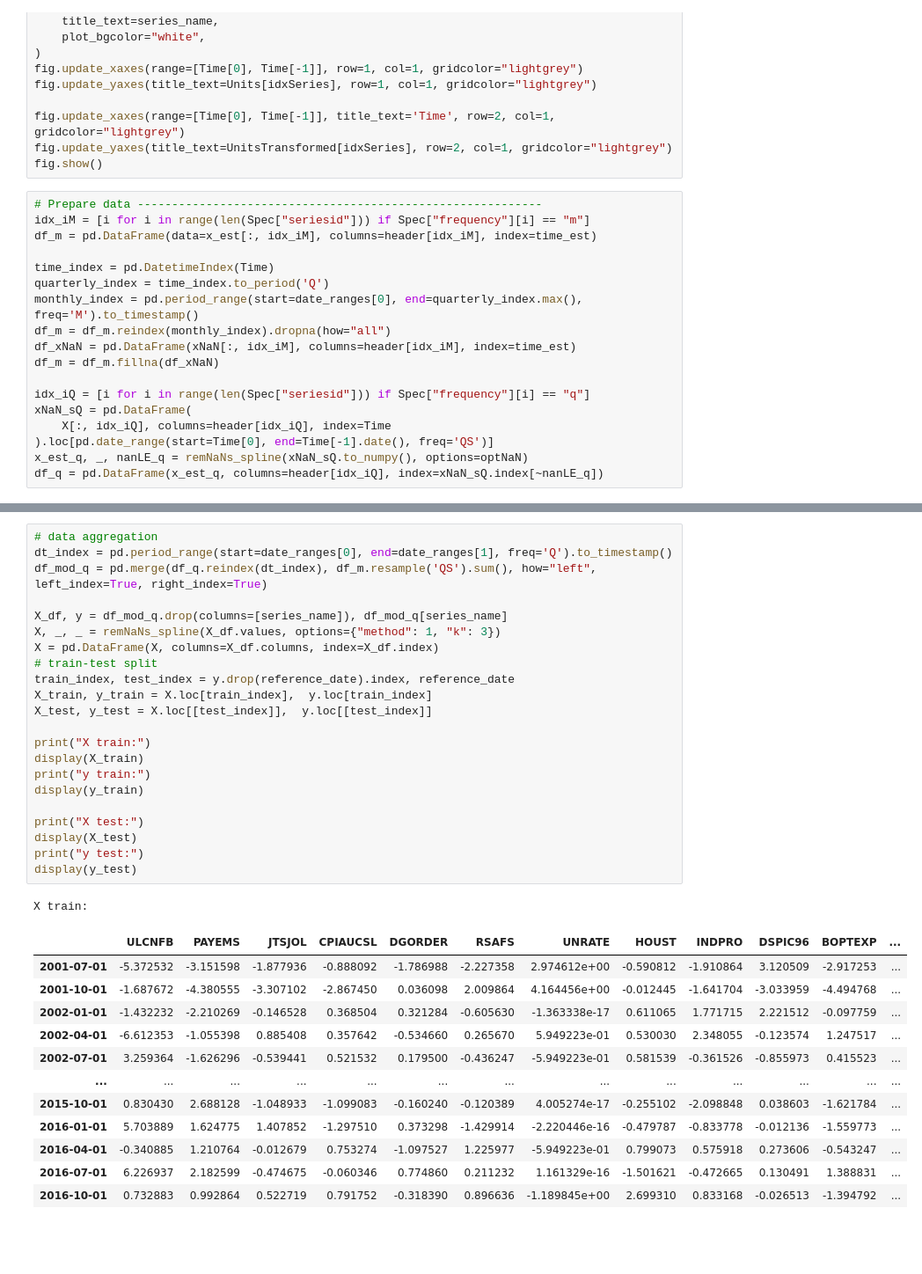
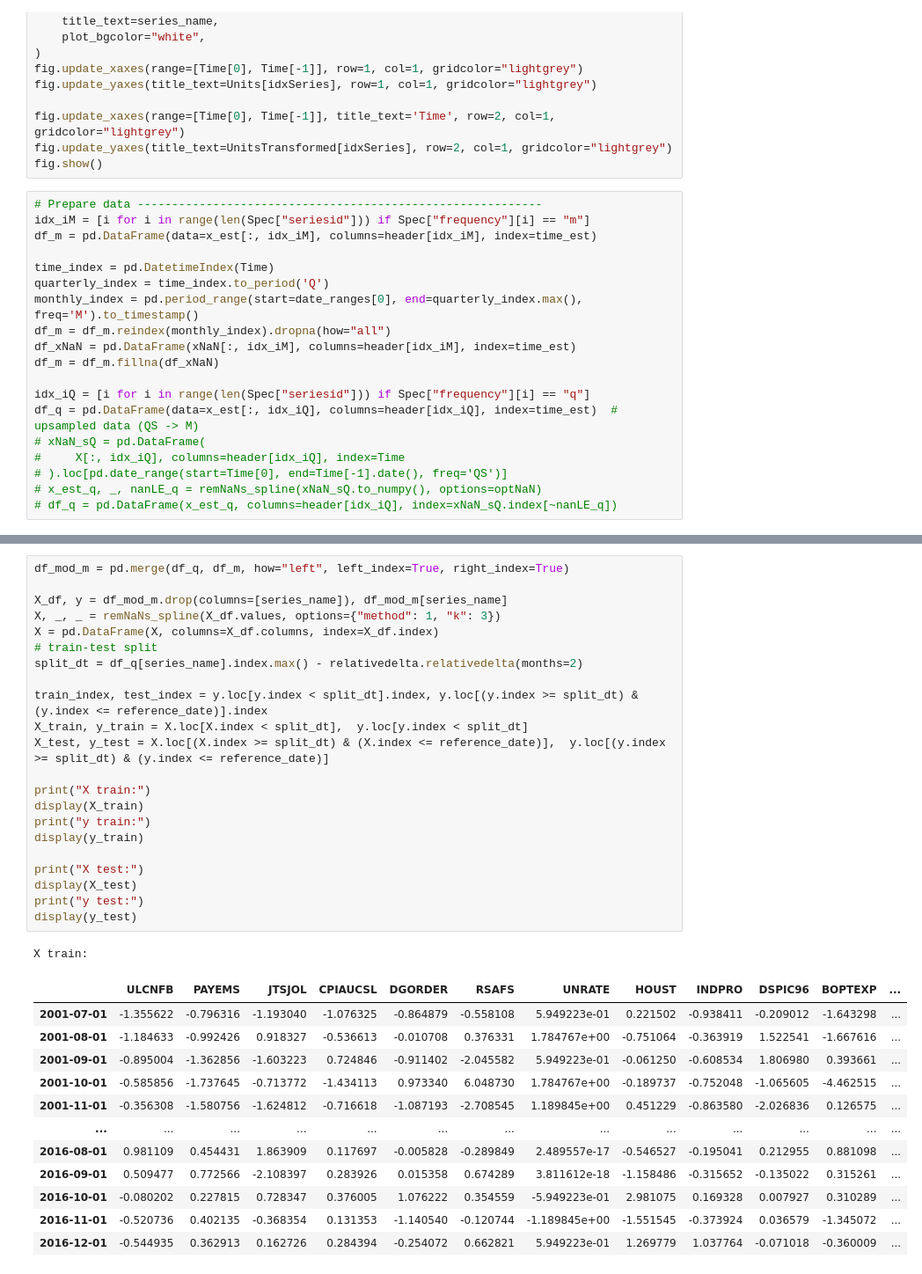
Before and after one commit to jowike/Nowcasting, a Jupyter notebook: 1_art_data_prep.ipynb, the cells around one changed output, grey strips where cells are left out. Shown: that part at 88% size. Saved outputs shown, nothing was run; the diff lists cells and outputs as text; blank space fills up the shorter version.

```diff
--- a/1_art_data_prep.ipynb
+++ b/1_art_data_prep.ipynb
@@ -418,11 +418,12 @@ df_xNaN = pd.DataFrame(xNaN[:, idx_iM], columns=header[idx_iM], index=time_est)
 df_m = df_m.fillna(df_xNaN)
 
 idx_iQ = [i for i in range(len(Spec["seriesid"])) if Spec["frequency"][i] == "q"]
-xNaN_sQ = pd.DataFrame(
-    X[:, idx_iQ], columns=header[idx_iQ], index=Time
-).loc[pd.date_range(start=Time[0], end=Time[-1].date(), freq='QS')]
-x_est_q, _, nanLE_q = remNaNs_spline(xNaN_sQ.to_numpy(), options=optNaN)
-df_q = pd.DataFrame(x_est_q, columns=header[idx_iQ], index=xNaN_sQ.index[~nanLE_q])
+df_q = pd.DataFrame(data=x_est[:, idx_iQ], columns=header[idx_iQ], index=time_est)  # upsampled data (QS -> M)
+# xNaN_sQ = pd.DataFrame(
+#     X[:, idx_iQ], columns=header[idx_iQ], index=Time
+# ).loc[pd.date_range(start=Time[0], end=Time[-1].date(), freq='QS')]
+# x_est_q, _, nanLE_q = remNaNs_spline(xNaN_sQ.to_numpy(), options=optNaN)
+# df_q = pd.DataFrame(x_est_q, columns=header[idx_iQ], index=xNaN_sQ.index[~nanLE_q])
 # %%
 print("Transformed monthly series:")
 display(df_m.tail(5))
@@ -462,36 +463,36 @@ Reference date: 2017-01-01 00:00:00, estimation date ranges: [Timestamp('2001-07
 # %%
-# data aggregation
-dt_index = pd.period_range(start=date_ranges[0], end=date_ranges[1], freq='Q').to_timestamp()
-df_mod_q = pd.merge(df_q.reindex(dt_index), df_m.resample('QS').sum(), how="left", left_index=True, right_index=True)
+df_mod_m = pd.merge(df_q, df_m, how="left", left_index=True, right_index=True)
 
-X_df, y = df_mod_q.drop(columns=[series_name]), df_mod_q[series_name]
+X_df, y = df_mod_m.drop(columns=[series_name]), df_mod_m[series_name]
 X, _, _ = remNaNs_spline(X_df.values, options={"method": 1, "k": 3})
 X = pd.DataFrame(X, columns=X_df.columns, index=X_df.index)
 # train-test split
-train_index, test_index = y.drop(reference_date).index, reference_date
-X_train, y_train = X.loc[train_index],  y.loc[train_index]
-X_test, y_test = X.loc[[test_index]],  y.loc[[test_index]]
+split_dt = df_q[series_name].index.max() - relativedelta.relativedelta(months=2)
+
+train_index, test_index = y.loc[y.index < split_dt].index, y.loc[(y.index >= split_dt) & (y.index <= reference_date)].index
+X_train, y_train = X.loc[X.index < split_dt],  y.loc[y.index < split_dt]
+X_test, y_test = X.loc[(X.index >= split_dt) & (X.index <= reference_date)],  y.loc[(y.index >= split_dt) & (y.index <= reference_date)]
 
 print("X train:")
 display(X_train)
 print("y train:")
 display(y_train)
 
 print("X test:")
 display(X_test)
 print("y test:")
 display(y_test)
 # %% [output]
 X train:
 |  | ULCNFB | PAYEMS | JTSJOL | CPIAUCSL | DGORDER | RSAFS | UNRATE | HOUST | INDPRO | DSPIC96 | BOPTEXP | ... |
-| 2001-07-01 | -5.372532 | -3.151598 | -1.877936 | -0.888092 | -1.786988 | -2.227358 | 2.974612e+00 | -0.590812 | -1.910864 | 3.120509 | -2.917253 | ... |
-| 2001-10-01 | -1.687672 | -4.380555 | -3.307102 | -2.867450 | 0.036098 | 2.009864 | 4.164456e+00 | -0.012445 | -1.641704 | -3.033959 | -4.494768 | ... |
-| 2002-01-01 | -1.432232 | -2.210269 | -0.146528 | 0.368504 | 0.321284 | -0.605630 | -1.363338e-17 | 0.611065 | 1.771715 | 2.221512 | -0.097759 | ... |
-| 2002-04-01 | -6.612353 | -1.055398 | 0.885408 | 0.357642 | -0.534660 | 0.265670 | 5.949223e-01 | 0.530030 | 2.348055 | -0.123574 | 1.247517 | ... |
-| 2002-07-01 | 3.259364 | -1.626296 | -0.539441 | 0.521532 | 0.179500 | -0.436247 | -5.949223e-01 | 0.581539 | -0.361526 | -0.855973 | 0.415523 | ... |
+| 2001-07-01 | -1.355622 | -0.796316 | -1.193040 | -1.076325 | -0.864879 | -0.558108 | 5.949223e-01 | 0.221502 | -0.938411 | -0.209012 | -1.643298 | ... |
+| 2001-08-01 | -1.184633 | -0.992426 | 0.918327 | -0.536613 | -0.010708 | 0.376331 | 1.784767e+00 | -0.751064 | -0.363919 | 1.522541 | -1.667616 | ... |
+| 2001-09-01 | -0.895004 | -1.362856 | -1.603223 | 0.724846 | -0.911402 | -2.045582 | 5.949223e-01 | -0.061250 | -0.608534 | 1.806980 | 0.393661 | ... |
+| 2001-10-01 | -0.585856 | -1.737645 | -0.713772 | -1.434113 | 0.973340 | 6.048730 | 1.784767e+00 | -0.189737 | -0.752048 | -1.065605 | -4.462515 | ... |
+| 2001-11-01 | -0.356308 | -1.580756 | -1.624812 | -0.716618 | -1.087193 | -2.708545 | 1.189845e+00 | 0.451229 | -0.863580 | -2.026836 | 0.126575 | ... |
 | ... | ... | ... | ... | ... | ... | ... | ... | ... | ... | ... | ... | ... |
-| 2015-10-01 | 0.830430 | 2.688128 | -1.048933 | -1.099083 | -0.160240 | -0.120389 | 4.005274e-17 | -0.255102 | -2.098848 | 0.038603 | -1.621784 | ... |
-| 2016-01-01 | 5.703889 | 1.624775 | 1.407852 | -1.297510 | 0.373298 | -1.429914 | -2.220446e-16 | -0.479787 | -0.833778 | -0.012136 | -1.559773 | ... |
-| 2016-04-01 | -0.340885 | 1.210764 | -0.012679 | 0.753274 | -1.097527 | 1.225977 | -5.949223e-01 | 0.799073 | 0.575918 | 0.273606 | -0.543247 | ... |
-| 2016-07-01 | 6.226937 | 2.182599 | -0.474675 | -0.060346 | 0.774860 | 0.211232 | 1.161329e-16 | -1.501621 | -0.472665 | 0.130491 | 1.388831 | ... |
-| 2016-10-01 | 0.732883 | 0.992864 | 0.522719 | 0.791752 | -0.318390 | 0.896636 | -1.189845e+00 | 2.699310 | 0.833168 | -0.026513 | -1.394792 | ... |
+| 2016-08-01 | 0.981109 | 0.454431 | 1.863909 | 0.117697 | -0.005828 | -0.289849 | 2.489557e-17 | -0.546527 | -0.195041 | 0.212955 | 0.881098 | ... |
+| 2016-09-01 | 0.509477 | 0.772566 | -2.108397 | 0.283926 | 0.015358 | 0.674289 | 3.811612e-18 | -1.158486 | -0.315652 | -0.135022 | 0.315261 | ... |
+| 2016-10-01 | -0.080202 | 0.227815 | 0.728347 | 0.376005 | 1.076222 | 0.354559 | -5.949223e-01 | 2.981075 | 0.169328 | 0.007927 | 0.310289 | ... |
+| 2016-11-01 | -0.520736 | 0.402135 | -0.368354 | 0.131353 | -1.140540 | -0.120744 | -1.189845e+00 | -1.551545 | -0.373924 | 0.036579 | -1.345072 | ... |
+| 2016-12-01 | -0.544935 | 0.362913 | 0.162726 | 0.284394 | -0.254072 | 0.662821 | 5.949223e-01 | 1.269779 | 1.037764 | -0.071018 | -0.360009 | ... |
```
Also changed, not shown: parts of 3 cells of this notebook, 3 other files.
